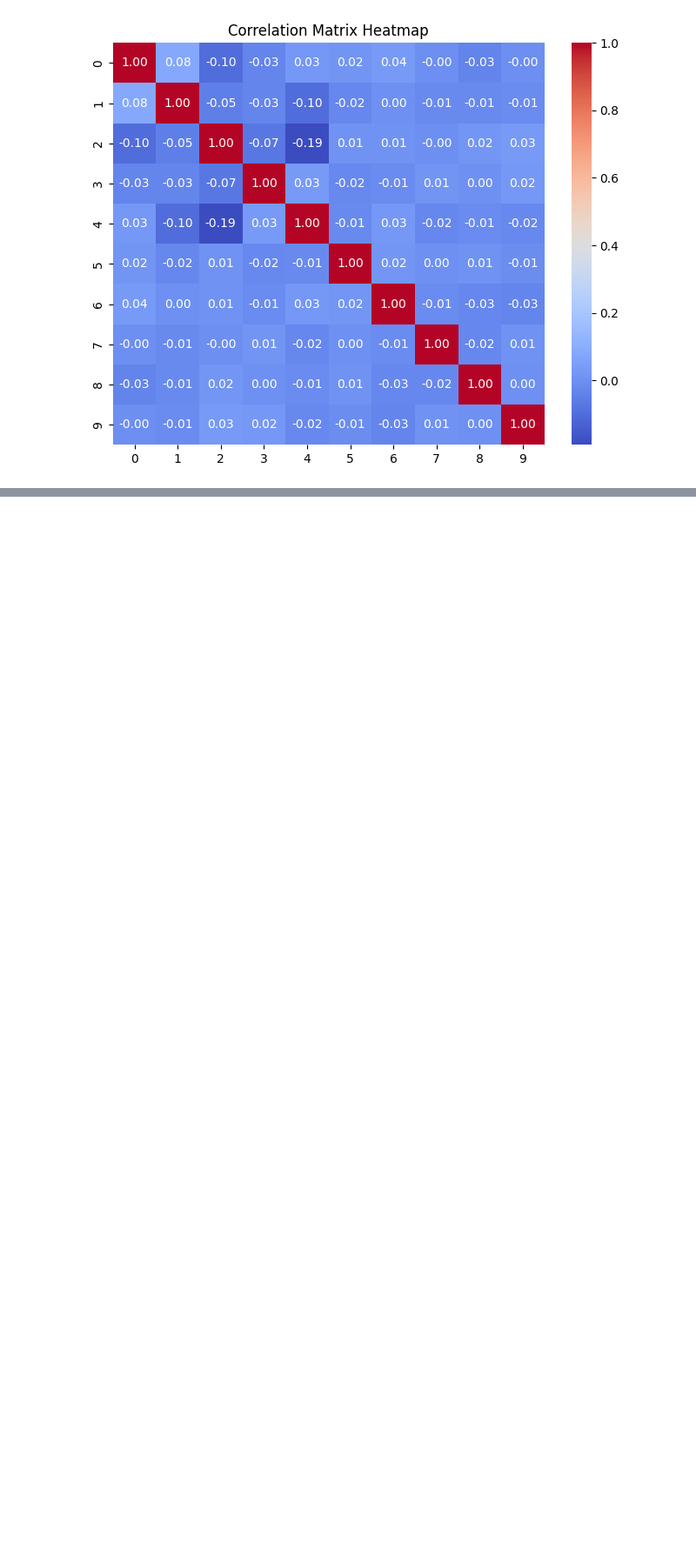
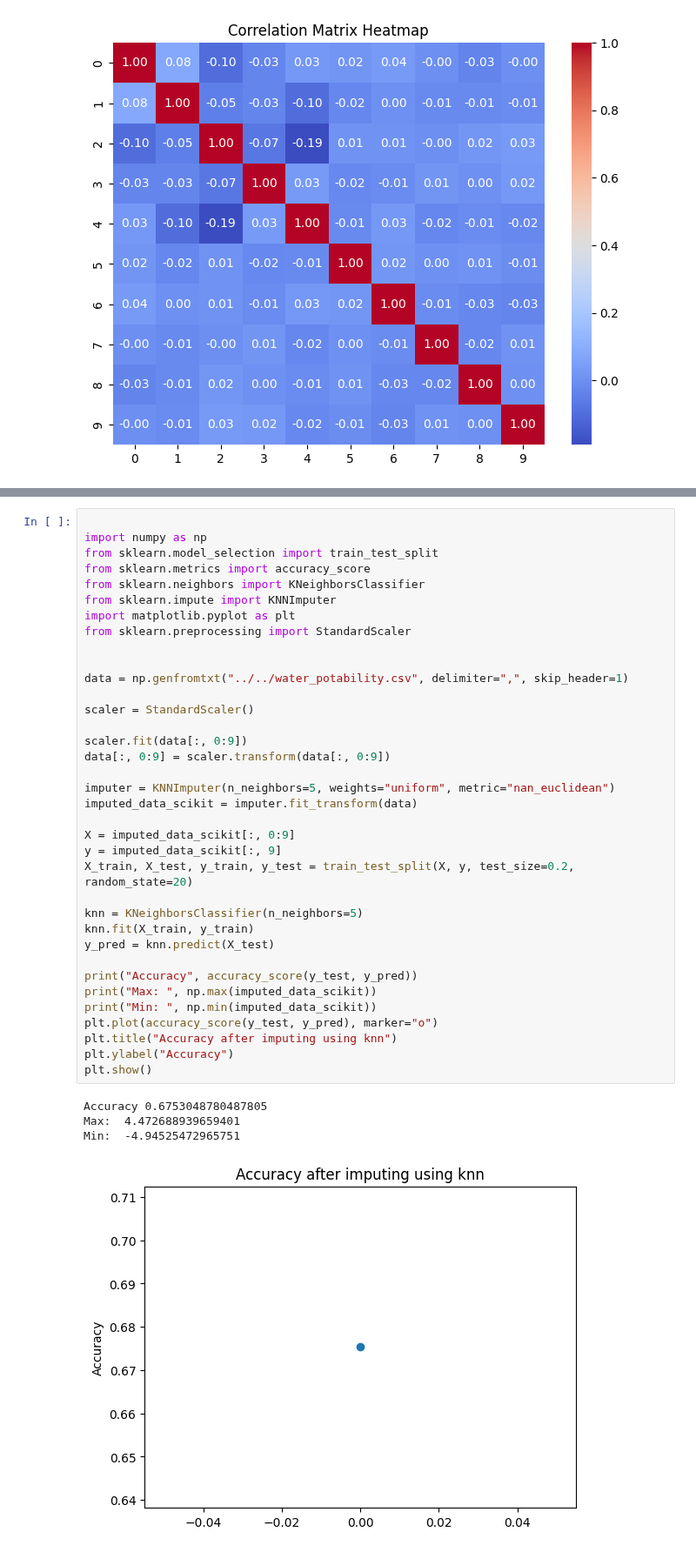
Before and after one commit to Amirmadjour/tab_de_codage, a Jupyter notebook: and_tp1_presentation.ipynb, the cells around one changed output, grey strips where cells are left out. Shown at 87% size. Saved outputs shown, nothing was run; the diff lists cells and outputs as text; blank space fills up the shorter version.

```diff
--- a/and_tp1_presentation.ipynb
+++ b/and_tp1_presentation.ipynb
@@ -400,0 +521,41 @@ plt.show()
+# %%
+
+import numpy as np
+from sklearn.model_selection import train_test_split
+from sklearn.metrics import accuracy_score
+from sklearn.neighbors import KNeighborsClassifier
+from sklearn.impute import KNNImputer
+import matplotlib.pyplot as plt
+from sklearn.preprocessing import StandardScaler
+
+
+data = np.genfromtxt("../../water_potability.csv", delimiter=",", skip_header=1)
+
+scaler = StandardScaler()
+
+scaler.fit(data[:, 0:9])
+data[:, 0:9] = scaler.transform(data[:, 0:9])
+
+imputer = KNNImputer(n_neighbors=5, weights="uniform", metric="nan_euclidean")
+imputed_data_scikit = imputer.fit_transform(data)
+
+X = imputed_data_scikit[:, 0:9]
+y = imputed_data_scikit[:, 9]
+X_train, X_test, y_train, y_test = train_test_split(X, y, test_size=0.2, random_state=20)
+
+knn = KNeighborsClassifier(n_neighbors=5)
+knn.fit(X_train, y_train)
+y_pred = knn.predict(X_test)
+
+print("Accuracy", accuracy_score(y_test, y_pred))
+print("Max: ", np.max(imputed_data_scikit))
+print("Min: ", np.min(imputed_data_scikit))
+plt.plot(accuracy_score(y_test, y_pred), marker="o")
+plt.title("Accuracy after imputing using knn")
+plt.ylabel("Accuracy")
+plt.show()
+# %% [output]
+Accuracy 0.6753048780487805
+Max:  4.472688939659401
+Min:  -4.94525472965751
+[figure, added]
```
Also changed, not shown: parts of 9 cells of this notebook.
